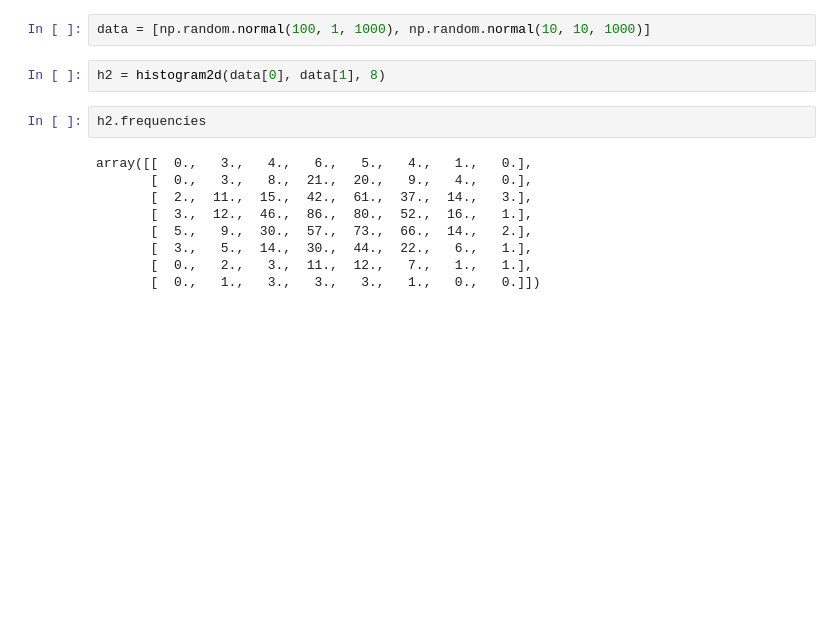
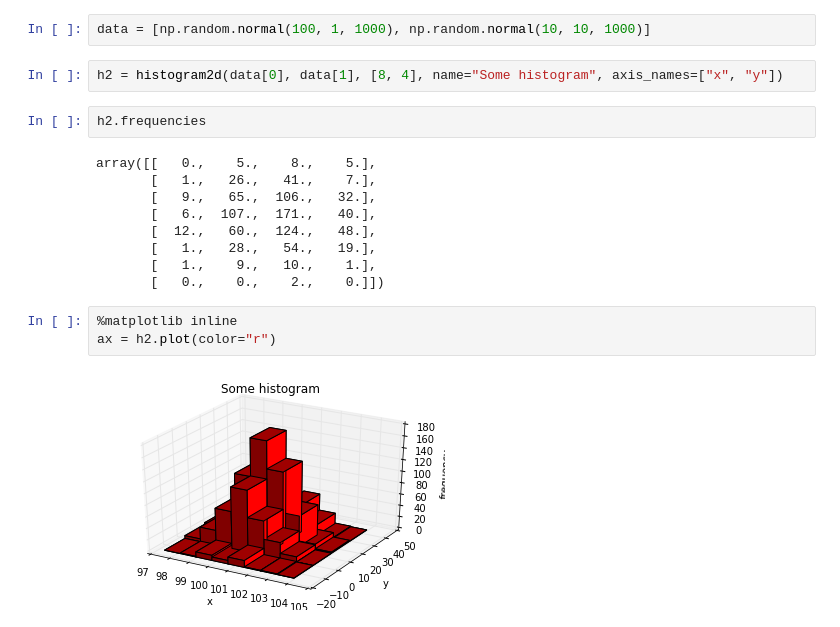
Before and after one commit to janpipek/physt, a Jupyter notebook: doc/2D Histograms.ipynb, the cells around one changed output. Cells and saved outputs as stored; diff of their text form; blank space fills up the shorter version.

Commit message:
Bar3D plotting of Histogram2D

```diff
--- a/doc/2D Histograms.ipynb
+++ b/doc/2D Histograms.ipynb
@@ -9,15 +9,20 @@ import matplotlib.pyplot as plt
 # %%
 data = [np.random.normal(100, 1, 1000), np.random.normal(10, 10, 1000)]
 # %%
-h2 = histogram2d(data[0], data[1], 8)
+h2 = histogram2d(data[0], data[1], [8, 4], name="Some histogram", axis_names=["x", "y"])
 # %%
 h2.frequencies
 # %% [output]
-array([[  0.,   3.,   4.,   6.,   5.,   4.,   1.,   0.],
-       [  0.,   3.,   8.,  21.,  20.,   9.,   4.,   0.],
-       [  2.,  11.,  15.,  42.,  61.,  37.,  14.,   3.],
-       [  3.,  12.,  46.,  86.,  80.,  52.,  16.,   1.],
-       [  5.,   9.,  30.,  57.,  73.,  66.,  14.,   2.],
-       [  3.,   5.,  14.,  30.,  44.,  22.,   6.,   1.],
-       [  0.,   2.,   3.,  11.,  12.,   7.,   1.,   1.],
-       [  0.,   1.,   3.,   3.,   3.,   1.,   0.,   0.]])
+array([[   0.,    5.,    8.,    5.],
+       [   1.,   26.,   41.,    7.],
+       [   9.,   65.,  106.,   32.],
+       [   6.,  107.,  171.,   40.],
+       [  12.,   60.,  124.,   48.],
+       [   1.,   28.,   54.,   19.],
+       [   1.,    9.,   10.,    1.],
+       [   0.,    0.,    2.,    0.]])
+# %%
+%matplotlib inline
+ax = h2.plot(color="r")
+# %% [output]
+[figure, added]
```
Also changed, not shown: parts of 1 cell of this notebook, 1 other file.
